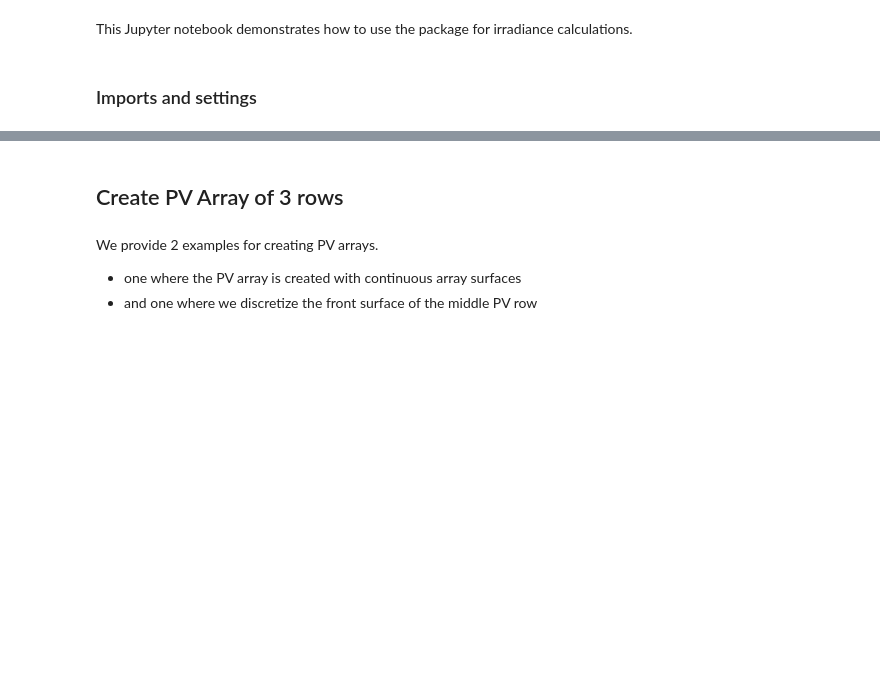
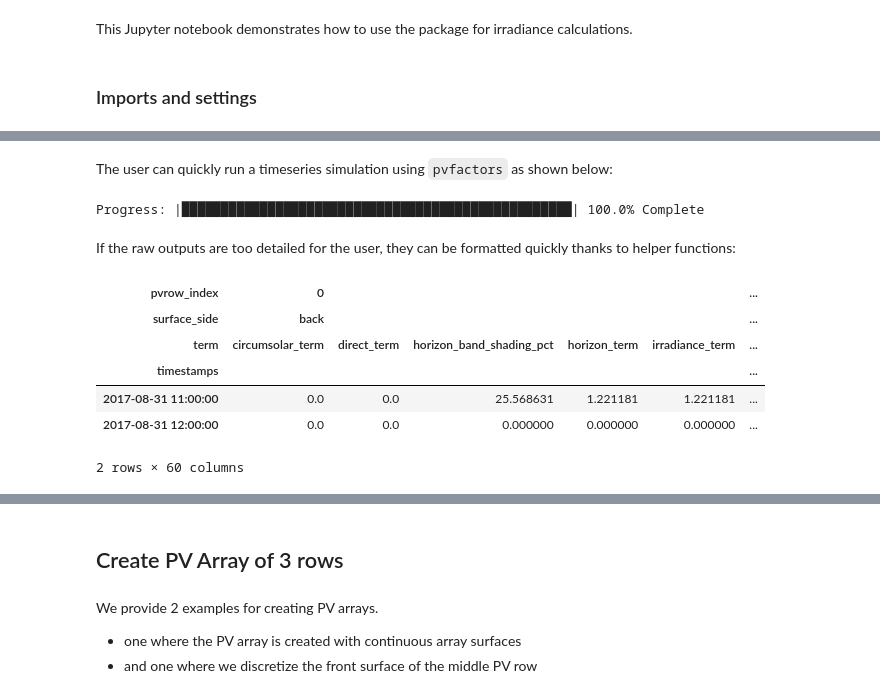
Before and after one commit to SunPower/pvfactors, a Jupyter notebook: pvfactors/docs/developer/pvfactors_demo.ipynb, the cells around one changed output, grey strips where cells are left out. Saved outputs shown, nothing was run; the diff lists cells and outputs as text; code cells hidden in the pictures; blank space fills up the shorter version.

```diff
--- a/pvfactors/docs/developer/pvfactors_demo.ipynb
+++ b/pvfactors/docs/developer/pvfactors_demo.ipynb
@@ -26,0 +24,8 @@ WARNING:Fiona:PROJ data files not located, PROJ_LIB not set
+# %%
+timestamps = np.array([datetime(2017, 8, 31, 11), datetime(2017, 8, 31, 12)])
+solar_zenith = np.array([20., 10.])
+solar_azimuth = np.array([110., 140.])
+array_tilt = np.array([10., 0.])
+array_azimuth = np.array([90., 90.])
+dni = np.array([1000., 300.])
+dhi = np.array([50., 500.])
@@ -26,0 +42,13 @@ WARNING:Fiona:PROJ data files not located, PROJ_LIB not set
+# %% [markdown]
+The user can quickly run a timeseries simulation using ``pvfactors`` as shown below:
+# %%
+from pvfactors.timeseries import calculate_radiosities_serially_perez
+
+df_registries, _ = calculate_radiosities_serially_perez((
+    pvarray_parameters, timestamps,
+    solar_zenith, solar_azimuth,
+    array_tilt, array_azimuth, dni, dhi))
+# %% [output]
+Progress: |██████████████████████████████████████████████████| 100.0% Complete
+# %% [markdown]
+If the raw outputs are too detailed for the user, they can be formatted quickly thanks to helper functions:
@@ -26,0 +57,11 @@ WARNING:Fiona:PROJ data files not located, PROJ_LIB not set
+# %%
+df_avg_outputs = get_average_pvrow_outputs(df_registries)
+df_avg_outputs
+# %% [output]
+| pvrow_index | 0 |  |  |  |  | ... |
+| surface_side | back |  |  |  |  | ... |
+| term | circumsolar_term | direct_term | horizon_band_shading_pct | horizon_term | irradiance_term | ... |
+| timestamps |  |  |  |  |  | ... |
+| 2017-08-31 11:00:00 | 0.0 | 0.0 | 25.568631 | 1.221181 | 1.221181 | ... |
+| 2017-08-31 12:00:00 | 0.0 | 0.0 | 0.000000 | 0.000000 | 0.000000 | ... |
+2 rows × 60 columns
```
Also changed, not shown: parts of 45 cells of this notebook, 7 other files.
